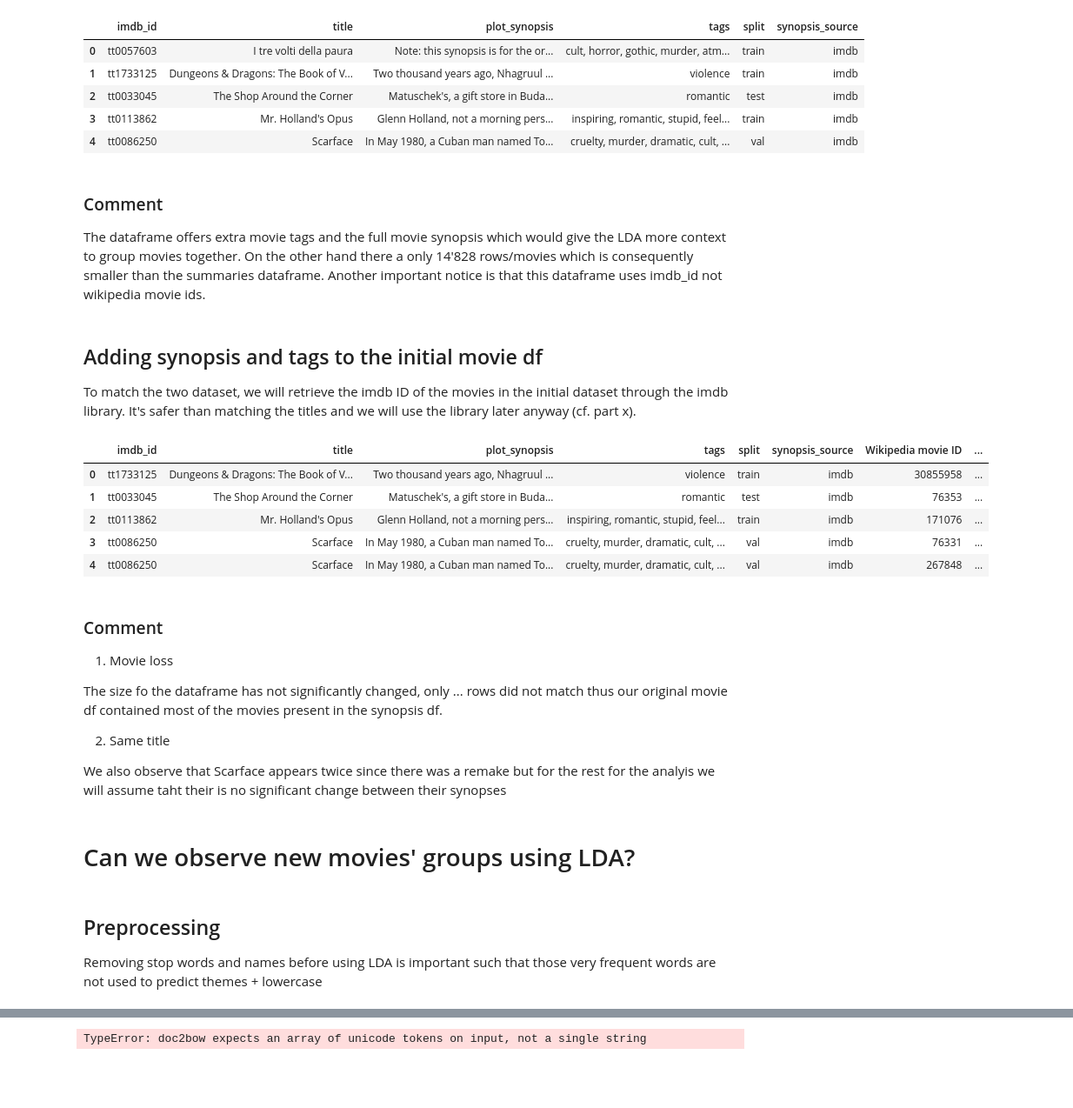
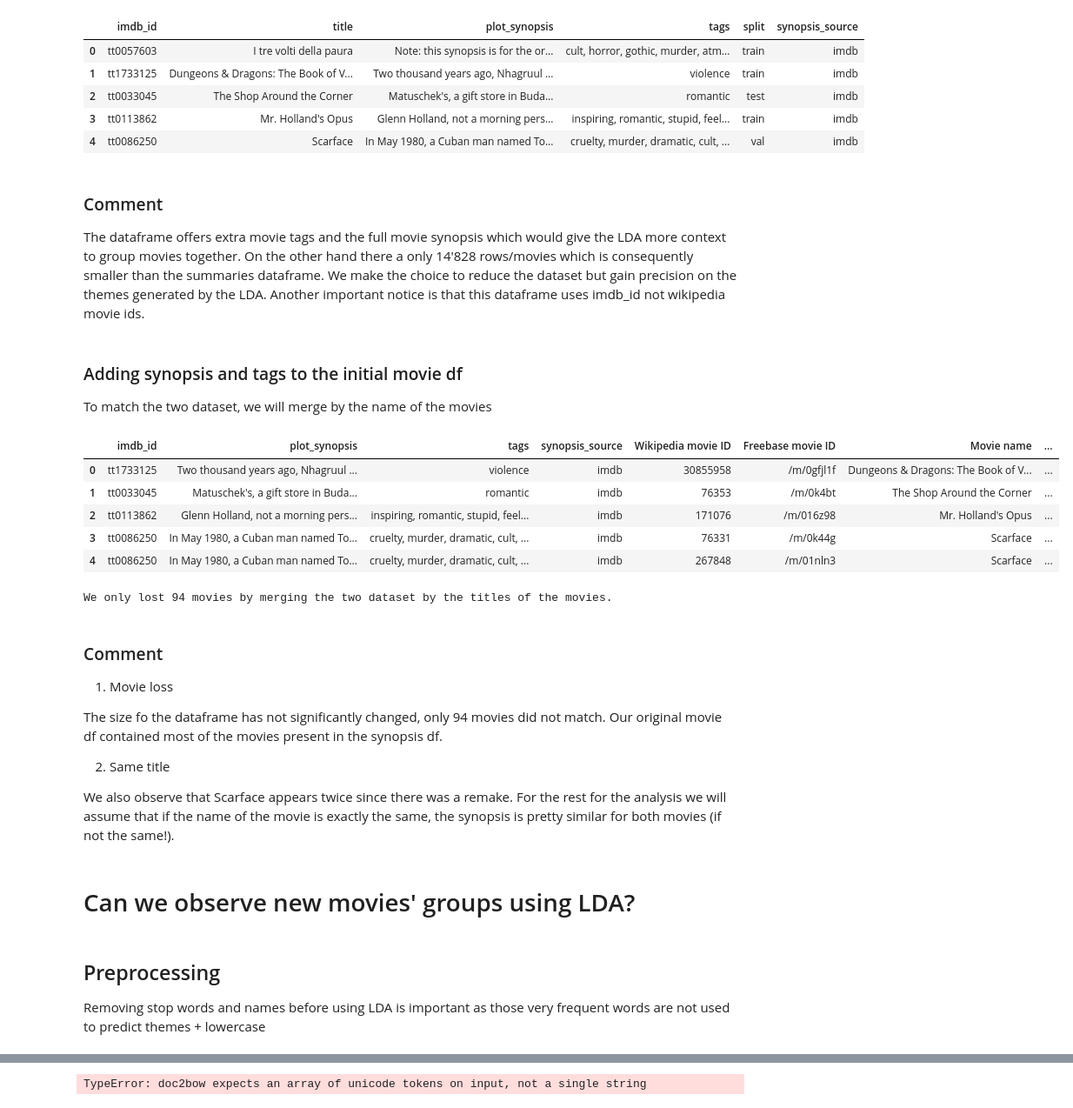
Before and after one commit to epfl-ada/ada-2024-project-padawans, a Jupyter notebook: P2.ipynb, the cells around one changed output, grey strips where cells are left out. Shown at 87% size. Saved outputs shown, nothing was run; the diff lists cells and outputs as text; code cells hidden in the pictures; blank space fills up the shorter version.

Commit message:
Merging DFs and get box office
new temporary files to get the box-office

```diff
--- a/P2.ipynb
+++ b/P2.ipynb
@@ -86,44 +89,43 @@ This synopsis dataframe is of size: (14828, 6)
 | 4 | tt0086250 | Scarface | In May 1980, a Cuban man named To... | cruelty, murder, dramatic, cult, ... | val | imdb |
 # %% [markdown]
 ### Comment
-The dataframe offers extra movie tags and the full movie synopsis which would give the LDA more context to group movies together. On the other hand there a only 14'828 rows/movies which is consequently smaller than the summaries dataframe. Another important notice is that this dataframe uses imdb_id not wikipedia movie ids.
+The dataframe offers extra movie tags and the full movie synopsis which would give the LDA more context to group movies together. On the other hand there a only 14'828 rows/movies which is consequently smaller than the summaries dataframe. We make the choice to reduce the dataset but gain precision on the themes generated by the LDA. Another important notice is that this dataframe uses imdb_id not wikipedia movie ids.
 # %% [markdown]
-## Adding synopsis and tags to the initial movie df
-To match the two dataset, we will retrieve the imdb ID of the movies in the initial dataset through the imdb library. It's safer than matching the titles and we will use the library later anyway (cf. part x).
+### Adding synopsis and tags to the initial movie df
+To match the two dataset, we will merge by the name of the movies
-# %%
-from imdb import IMDb
-ia = IMDb()
-movie_id = '1375666'
-movie = ia.get_movie(movie_id)
-wikipedia_id = movie.get('wikidata id')
 # %%
 movies_synopsis = synopsis.merge(movie, left_on='title', right_on='Movie name', how='inner')
-movies_synopsis.drop(columns=['title', 'split']) # Does not work
+movies_synopsis.drop(columns=['title', 'split'], inplace=True)
 movies_synopsis.head()
 # %% [output]
-|  | imdb_id | title | plot_synopsis | tags | split | synopsis_source | Wikipedia movie ID | ... |
-| 0 | tt1733125 | Dungeons & Dragons: The Book of V... | Two thousand years ago, Nhagruul ... | violence | train | imdb | 30855958 | ... |
-| 1 | tt0033045 | The Shop Around the Corner | Matuschek's, a gift store in Buda... | romantic | test | imdb | 76353 | ... |
-| 2 | tt0113862 | Mr. Holland's Opus | Glenn Holland, not a morning pers... | inspiring, romantic, stupid, feel... | train | imdb | 171076 | ... |
-| 3 | tt0086250 | Scarface | In May 1980, a Cuban man named To... | cruelty, murder, dramatic, cult, ... | val | imdb | 76331 | ... |
-| 4 | tt0086250 | Scarface | In May 1980, a Cuban man named To... | cruelty, murder, dramatic, cult, ... | val | imdb | 267848 | ... |
+|  | imdb_id | plot_synopsis | tags | synopsis_source | Wikipedia movie ID | Freebase movie ID | Movie name | ... |
+| 0 | tt1733125 | Two thousand years ago, Nhagruul ... | violence | imdb | 30855958 | /m/0gfjl1f | Dungeons & Dragons: The Book of V... | ... |
+| 1 | tt0033045 | Matuschek's, a gift store in Buda... | romantic | imdb | 76353 | /m/0k4bt | The Shop Around the Corner | ... |
+| 2 | tt0113862 | Glenn Holland, not a morning pers... | inspiring, romantic, stupid, feel... | imdb | 171076 | /m/016z98 | Mr. Holland's Opus | ... |
+| 3 | tt0086250 | In May 1980, a Cuban man named To... | cruelty, murder, dramatic, cult, ... | imdb | 76331 | /m/0k44g | Scarface | ... |
+| 4 | tt0086250 | In May 1980, a Cuban man named To... | cruelty, murder, dramatic, cult, ... | imdb | 267848 | /m/01nln3 | Scarface | ... |
+# %%
+lost_rows = synopsis.shape[0] - movies_synopsis.shape[0]
+print(f"We only lost {lost_rows} movies by merging the two dataset by the titles of the movies.")
+# %% [output]
+We only lost 94 movies by merging the two dataset by the titles of the movies.
 # %% [markdown]
 ### Comment
 
 1. Movie loss
 
 
-The size fo the dataframe has not significantly changed, only ... rows did not match thus our original movie df contained most of the movies present in the synopsis df.
+The size fo the dataframe has not significantly changed, only 94 movies did not match. Our original movie df contained most of the movies present in the synopsis df.
 
 2. Same title
 
 
-We also observe that Scarface appears twice since there was a remake but for the rest for the analyis we will assume taht their is no significant change between their synopses
+We also observe that Scarface appears twice since there was a remake. For the rest for the analysis we will assume that if the name of the movie is exactly the same, the synopsis is pretty similar for both movies (if not the same!).
 # %% [markdown]
 # Can we observe new movies' groups using LDA?
 # %% [markdown]
 ## Preprocessing
-Removing stop words and names before using LDA is important such that those very frequent words are not used to predict themes + lowercase
+Removing stop words and names before using LDA is important as those very frequent words are not used to predict themes + lowercase
 # %%
 # This cell takes long to run you can use the movies_synopsis df instead
 
```
Also changed, not shown: parts of 9 cells of this notebook, 6 other files.
